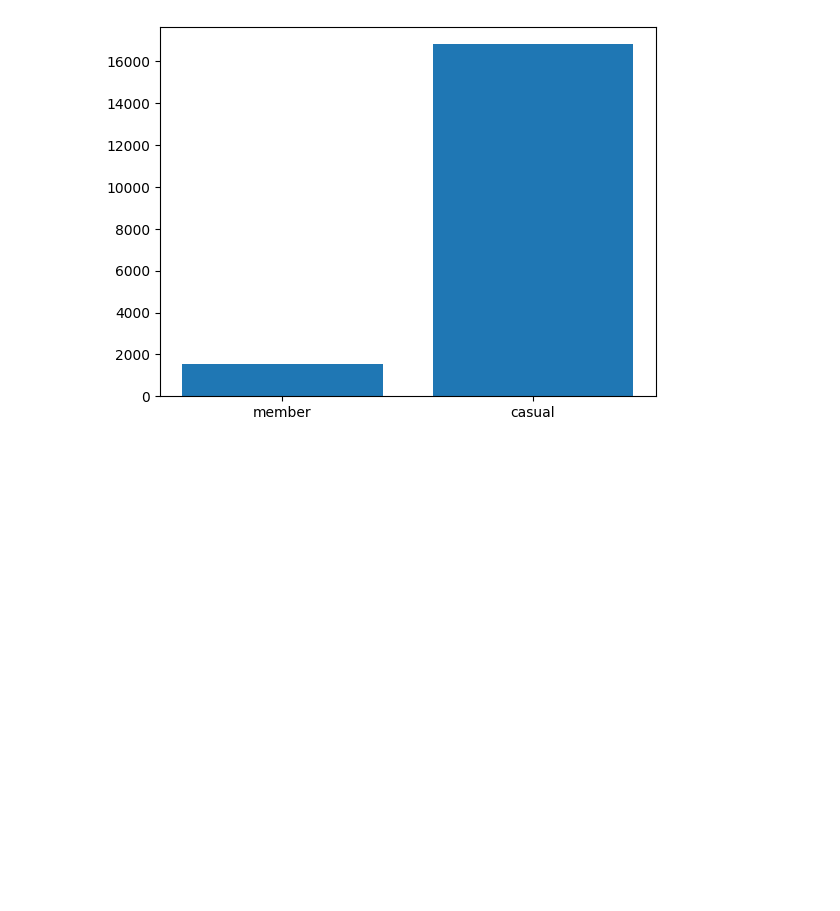
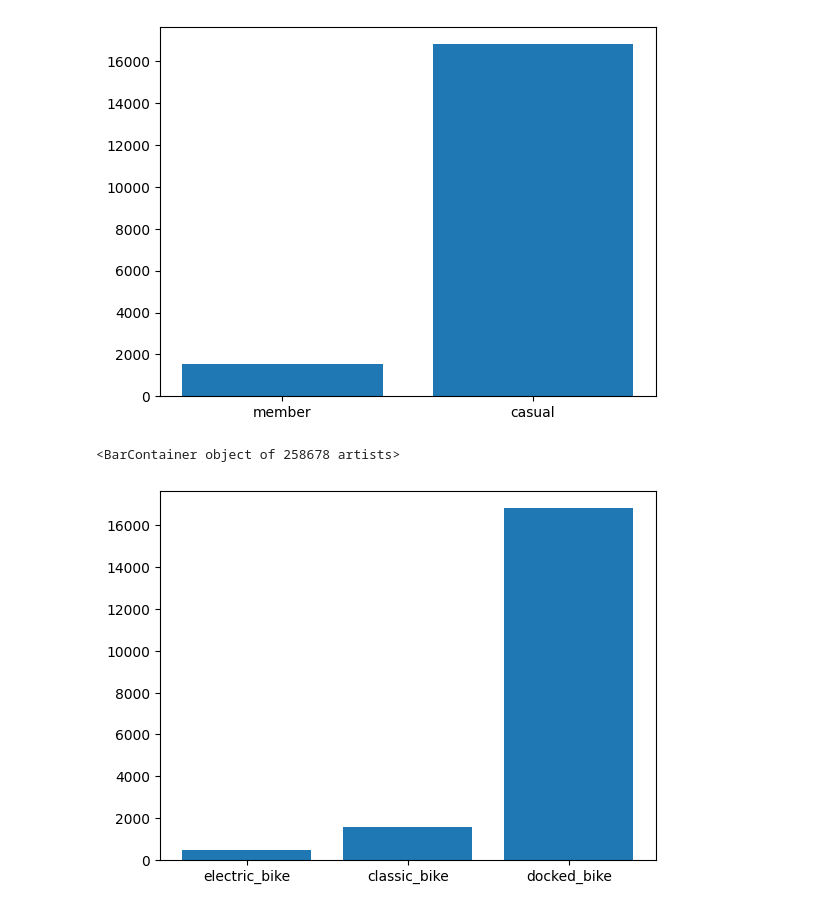
Before and after one commit to Lau397/Case_Study_Bike-Share, a Jupyter notebook: DA_Cyclistic.ipynb, the cells around one changed output. Saved outputs shown, nothing was run; the diff lists cells and outputs as text; code cells hidden in the pictures; blank space fills up the shorter version.

```diff
--- a/DA_Cyclistic.ipynb
+++ b/DA_Cyclistic.ipynb
@@ -212,4 +247,7 @@ plt.bar(x=df_bikes["member_casual"], height=df_bikes["time_length [min]"])
 <BarContainer object of 258678 artists>
 [figure]
 # %%
-plt.bar(x=df_bikes["rideable_type"], height=df_bikes["time_length [min]"])
+plt.bar(x=df_bikes["rideable_type"], height=df_bikes["time_length (min)"])
+# %% [output]
+<BarContainer object of 258678 artists>
+[figure, added]
```
Also changed, not shown: parts of 15 cells of this notebook, 1 other file.
